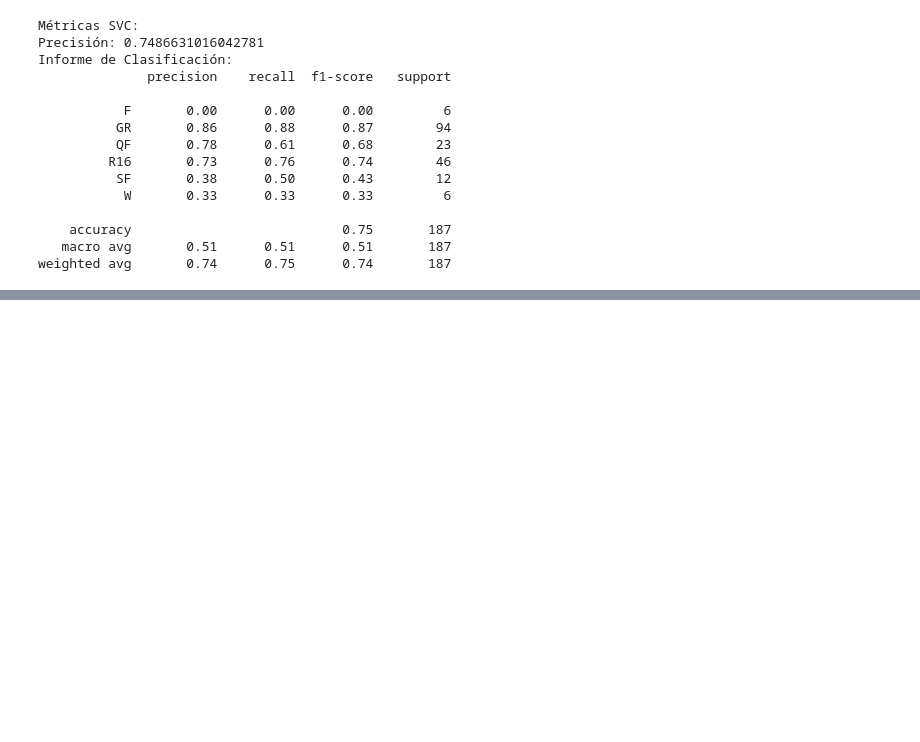
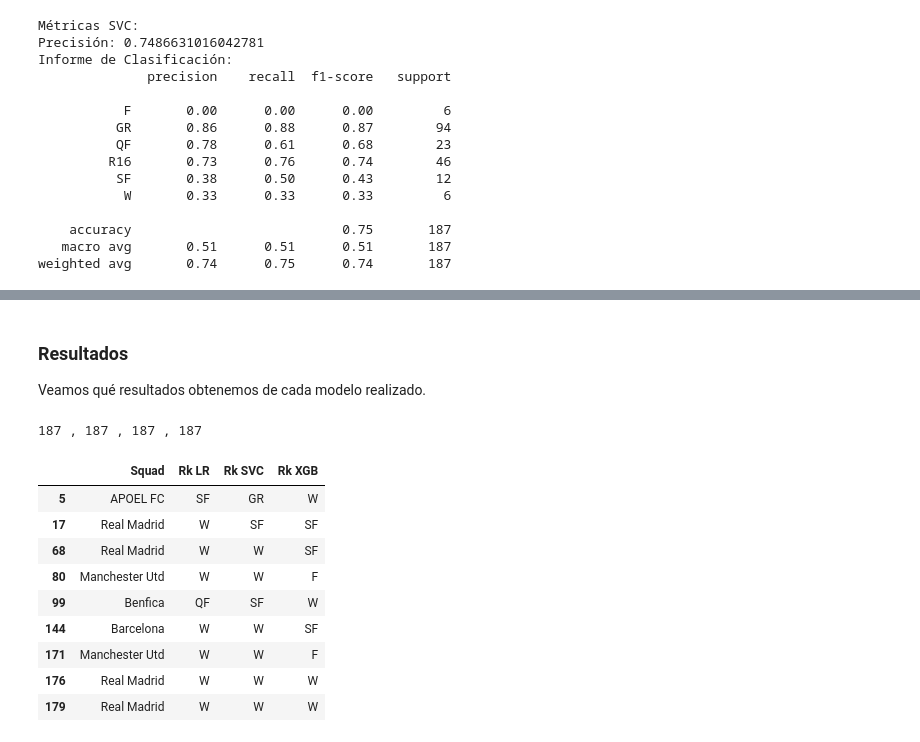
Before and after one commit to lauralardies/uefa_analisis, a Jupyter notebook: UEFA/analisis/predicciones.ipynb, the cells around one changed output, grey strips where cells are left out. Saved outputs shown, nothing was run; the diff lists cells and outputs as text; code cells hidden in the pictures; blank space fills up the shorter version.

```diff
--- a/UEFA/analisis/predicciones.ipynb
+++ b/UEFA/analisis/predicciones.ipynb
@@ -112,8 +92,7 @@ Columnas de variables procesadas (965 en total):
 # %% [markdown]
 Dividimos los datos en entrenamiento y prueba.
 # %%
-# Shuffle and split the dataset into training and testing set.
-X_train, X_test, y_train, y_test = train_test_split(X, y,
+X_train, X_test, y_train, y_test = train_test_split(X_dummy, y,
                                                     test_size = 0.3,
                                                     random_state = 42,
                                                     stratify = y)
@@ -251,0 +198,57 @@ weighted avg       0.80      0.79      0.79       187
+# %% [markdown]
+### Resultados
+
+Veamos qué resultados obtenemos de cada modelo realizado.
+# %%
+def inverso_dummy(df):
+    ''' Función para obtener el valor original de las variables dummy en un dataframe '''
+
+    result_series = {}
+
+    # Find dummy columns and build pairs (category, category_value)
+    dummmy_tuples = [(col.split("_")[0],col) for col in df.columns if "_" in col]
+
+    # Find non-dummy columns that do not have a _
+    non_dummy_cols = [col for col in df.columns if "_" not in col]
+
+    # For each category column group use idxmax to find the value.
+    for dummy, cols in groupby(dummmy_tuples, lambda item: item[0]):
+
+        #Select columns for each category
+        dummy_df = df[[col[1] for col in cols]]
+
+        # Find max value among columns
+        max_columns = dummy_df.idxmax(axis=1)
+
+        # Remove category_ prefix
+        result_series[dummy] = max_columns.apply(lambda item: item.split("_")[1])
+
+    # Copy non-dummy columns over.
+    for col in non_dummy_cols:
+        result_series[col] = df[col]
+
+    # Return dataframe of the resulting series
+    return pd.DataFrame(result_series)
+# %%
+X_test_inv = inverso_dummy(X_test)
+print(len(X_test_inv), ',', len(lr_pred), ',', len(svc_pred), ',', len(xgb_pred))
+# %% [output]
+187 , 187 , 187 , 187
+# %%
+X_test_lst, lr_pred_lst, svc_pred_lst, xgb_pred_lst = X_test_inv['Squad'].tolist(), lr_pred.tolist(), svc_pred.tolist(), xgb_pred.tolist()
+
+res = pd.DataFrame({'Squad': X_test_lst, 'Rk LR': lr_pred_lst, 'Rk SVC': svc_pred_lst, 'Rk XGB': xgb_pred_lst})
+
+rk = 'W'
+res[(res['Rk LR'] == rk) | (res['Rk SVC'] == rk) | (res['Rk XGB'] == rk)]
+# %% [output]
+|  | Squad | Rk LR | Rk SVC | Rk XGB |
+| 5 | APOEL FC | SF | GR | W |
+| 17 | Real Madrid | W | SF | SF |
+| 68 | Real Madrid | W | W | SF |
+| 80 | Manchester Utd | W | W | F |
+| 99 | Benfica | QF | SF | W |
+| 144 | Barcelona | W | W | SF |
+| 171 | Manchester Utd | W | W | F |
+| 176 | Real Madrid | W | W | W |
+| 179 | Real Madrid | W | W | W |
```
Also changed, not shown: parts of 8 cells of this notebook.
